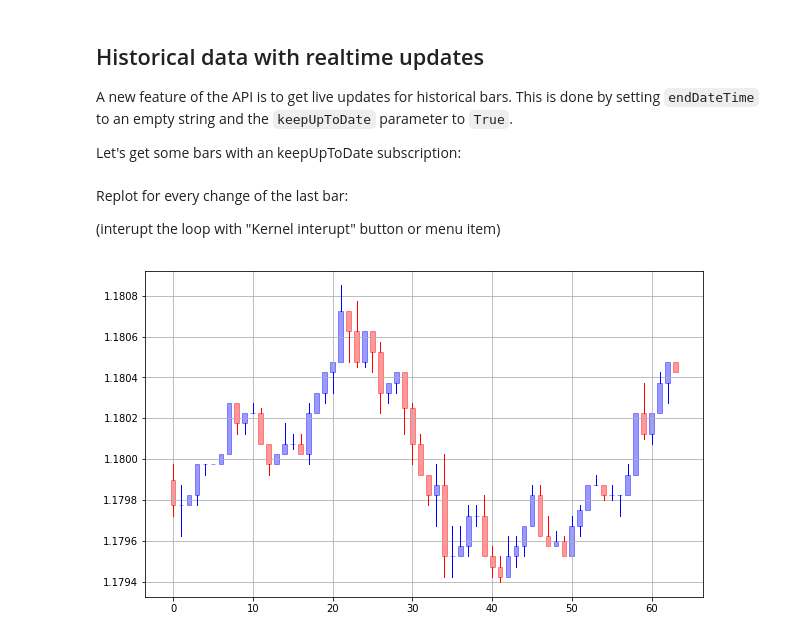
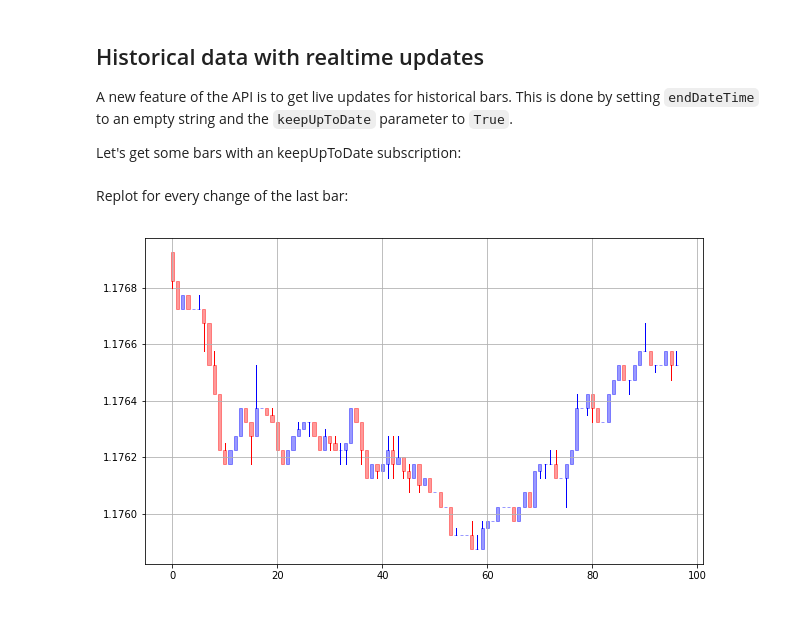
Before and after one commit to erdewit/ib_insync, a Jupyter notebook: notebooks/bar_data.ipynb, the cells around one changed output. Drawn from its saved outputs; the diff is of its cells as text; code cells hidden in the pictures.

```diff
--- a/notebooks/bar_data.ipynb
+++ b/notebooks/bar_data.ipynb
@@ -79,28 +81,26 @@ contract = Forex('EURUSD')
 bars = ib.reqHistoricalData(
         contract,
         endDateTime='',
-        durationStr='3600 S',
-        barSizeSetting='1 min',
+        durationStr='900 S',
+        barSizeSetting='10 secs',
         whatToShow='MIDPOINT',
         useRTH=True,
         formatDate=1,
         keepUpToDate=True)
 # %% [markdown]
 Replot for every change of the last bar:
-
-(interupt the loop with "Kernel interupt" button or menu item)
 # %%
 from IPython.display import display, clear_output
 import matplotlib.pyplot as plt
 
-prevBar = None
-while ib.waitOnUpdate():
-    currBar = bars[-1] if bars else None
-    if prevBar != currBar:
-        prevBar = currBar
-        plt.close()
-        plot = util.barplot(bars)
-        clear_output(wait=True)
-        display(plot)
+def onBarUpdate(bars, hasNewBar):
+    plt.close()
+    plot = util.barplot(bars)
+    clear_output(wait=True)
+    display(plot)
+
+ib.setCallback('barUpdate', onBarUpdate)
+ib.sleep(60)
+ib.cancelHistoricalData(bars)
 # %% [output]
-[figure, old version]
+[figure, new version]
```
Also changed, not shown: parts of 5 cells of this notebook, 33 other files.
